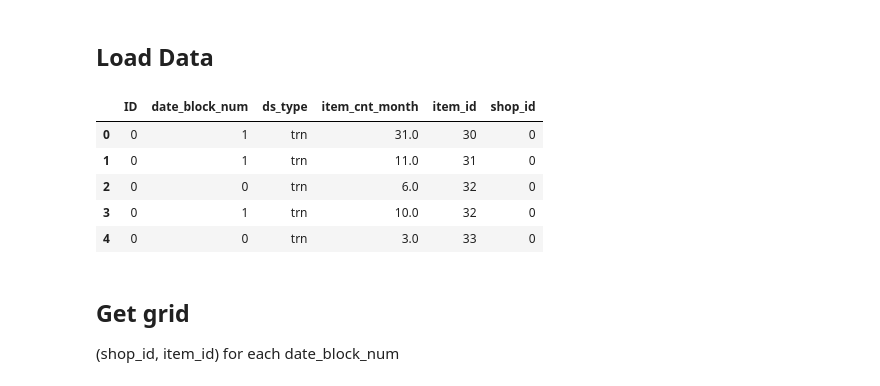
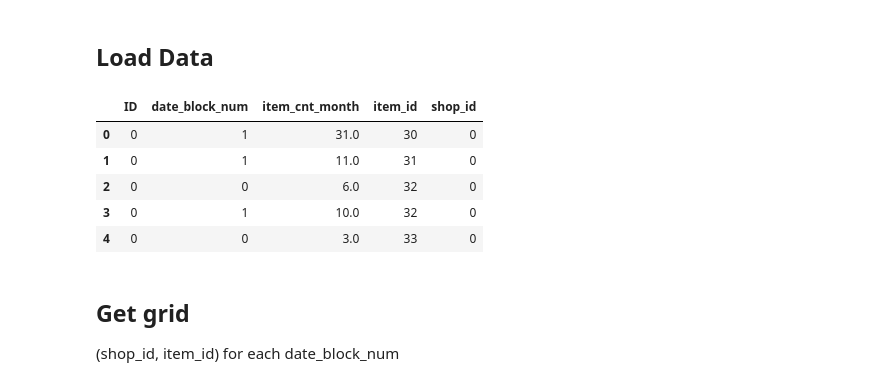
Before and after one commit to hahadsg/MyKaggle, a Jupyter notebook: competitive-data-science-final-project/extend_all_train_datasets.ipynb, the cells around one changed output. Drawn from its saved outputs; the diff is of its cells as text; code cells hidden in the pictures.

```diff
--- a/competitive-data-science-final-project/extend_all_train_datasets.ipynb
+++ b/competitive-data-science-final-project/extend_all_train_datasets.ipynb
@@ -41,24 +42,24 @@ shop_df = pd.read_csv('./data/input/shops.csv')
 # %%
 sales_df['revenue'] = sales_df['item_price'] * sales_df['item_cnt_day']
 trn_df = sales_df.groupby(['shop_id', 'item_id', 'date_block_num'])['item_cnt_day'].sum().reset_index()
 trn_df = trn_df.rename(columns={'item_cnt_day': 'item_cnt_month'})
 trn_df['ID'] = 0
-trn_df['ds_type'] = 'trn'
+# trn_df['ds_type'] = 'trn'
 
 tst_df = pd.read_csv(tst_path)
 tst_df['date_block_num'] = 34
 tst_df['item_cnt_month'] = 0
-tst_df['ds_type'] = 'tst'
+# tst_df['ds_type'] = 'tst'
 
 full_df = pd.concat([trn_df, tst_df])
 full_df.head()
 # %% [output]
-|  | ID | date_block_num | ds_type | item_cnt_month | item_id | shop_id |
-| 0 | 0 | 1 | trn | 31.0 | 30 | 0 |
-| 1 | 0 | 1 | trn | 11.0 | 31 | 0 |
-| 2 | 0 | 0 | trn | 6.0 | 32 | 0 |
-| 3 | 0 | 1 | trn | 10.0 | 32 | 0 |
-| 4 | 0 | 0 | trn | 3.0 | 33 | 0 |
+|  | ID | date_block_num | item_cnt_month | item_id | shop_id |
+| 0 | 0 | 1 | 31.0 | 30 | 0 |
+| 1 | 0 | 1 | 11.0 | 31 | 0 |
+| 2 | 0 | 0 | 6.0 | 32 | 0 |
+| 3 | 0 | 1 | 10.0 | 32 | 0 |
+| 4 | 0 | 0 | 3.0 | 33 | 0 |
 # %% [markdown]
 ## Get grid
 
```
Also changed, not shown: parts of 13 cells of this notebook.
